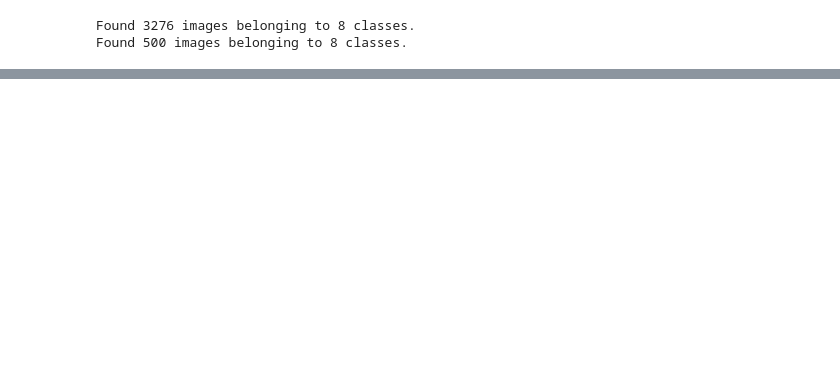
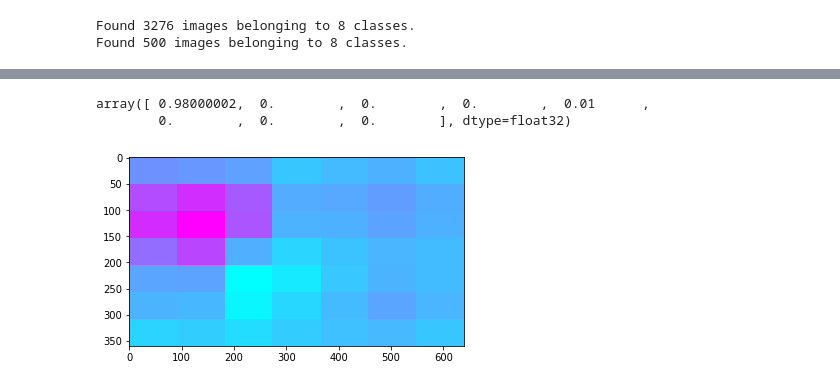
Before and after one commit to karijdempsey/learningWithKaggle, a Jupyter notebook: 1.0-kd-vgg_precomputedCNN_visualiseConvLayer.ipynb, the cells around one changed output, grey strips where cells are left out. Saved outputs shown, nothing was run; the diff lists cells and outputs as text; code cells hidden in the pictures; blank space fills up the shorter version.

Commit message:
visualise large image with vgg fully conv network

```diff
--- a/1.0-kd-vgg_precomputedCNN_visualiseConvLayer.ipynb
+++ b/1.0-kd-vgg_precomputedCNN_visualiseConvLayer.ipynb
@@ -101,0 +223,27 @@ AttributeError: can't set attribute
+# %%
+import scipy
+def get_cm(imp, label):
+    conv = conv_fn([inp])[0][0,:,:,label]
+#     print(conv.shape)
+    return scipy.misc.imresize(conv, (360,640), interp='nearest')
+# %%
+inp = np.expand_dims(val_conv_features[2],0)
+np.round(classifier_model_v2.predict(inp)[0],2)
+# %% [output]
+array([ 0.98000002,  0.        ,  0.        ,  0.        ,  0.01      ,
+        0.        ,  0.        ,  0.        ], dtype=float32)
+# %%
+def to_plot(img):
+    if K.image_dim_ordering() == 'tf':
+        return np.rollaxis(img, 0, 1).astype(np.uint8)
+    else:
+        return np.rollaxis(img, 0, 3).astype(np.uint8)
+# %%
+cm = get_cm(inp, 0)
+# %%
+from matplotlib import pyplot as plt
+plt.imshow(to_plot(cm), cmap="cool")
+
+plt.show()
+# %% [output]
+[figure, added]
```
Also changed, not shown: parts of 18 cells of this notebook, 3 other files.
